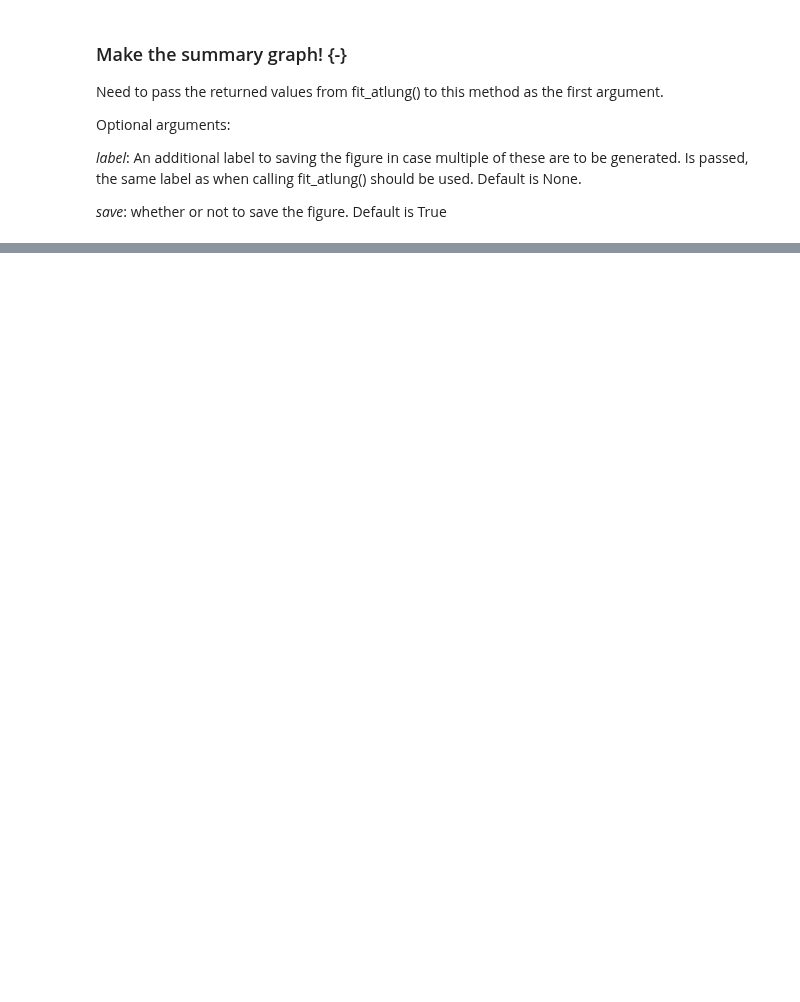
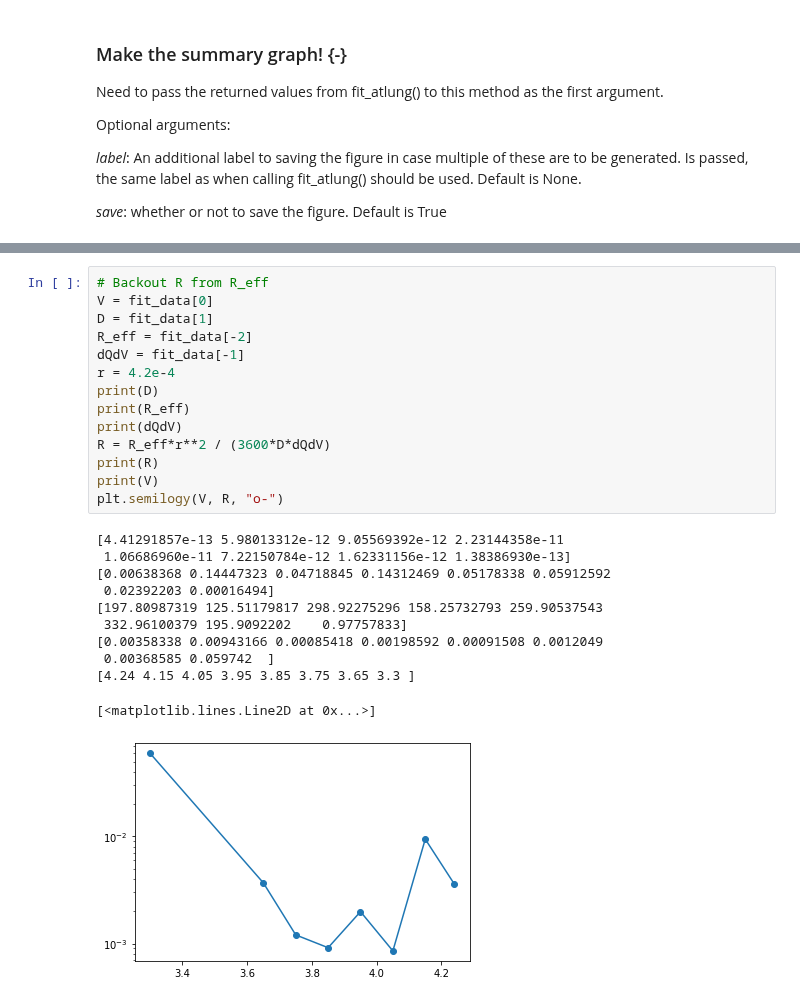
Before and after one commit to mmemcormier/amid, a Jupyter notebook: amid-analysis.ipynb, the cells around one changed output, grey strips where cells are left out. Cells and saved outputs as stored; diff of their text form; blank space fills up the shorter version.

```diff
--- a/amid-analysis.ipynb
+++ b/amid-analysis.ipynb
@@ -114,0 +122,26 @@ amid_data.make_summary_graph(fit_data, label='r-0.5um')
+# %%
+# Backout R from R_eff
+V = fit_data[0]
+D = fit_data[1]
+R_eff = fit_data[-2]
+dQdV = fit_data[-1]
+r = 4.2e-4
+print(D)
+print(R_eff)
+print(dQdV)
+R = R_eff*r**2 / (3600*D*dQdV)
+print(R)
+print(V)
+plt.semilogy(V, R, "o-")
+# %% [output]
+[4.41291857e-13 5.98013312e-12 9.05569392e-12 2.23144358e-11
+ 1.06686960e-11 7.22150784e-12 1.62331156e-12 1.38386930e-13]
+[0.00638368 0.14447323 0.04718845 0.14312469 0.05178338 0.05912592
+ 0.02392203 0.00016494]
+[197.80987319 125.51179817 298.92275296 158.25732793 259.90537543
+ 332.96100379 195.9092202    0.97757833]
+[0.00358338 0.00943166 0.00085418 0.00198592 0.00091508 0.0012049
+ 0.00368585 0.059742  ]
+[4.24 4.15 4.05 3.95 3.85 3.75 3.65 3.3 ]
+[<matplotlib.lines.Line2D at 0x...>]
+[figure, added]
```
Also changed, not shown: parts of 8 cells of this notebook, 2 other files.
